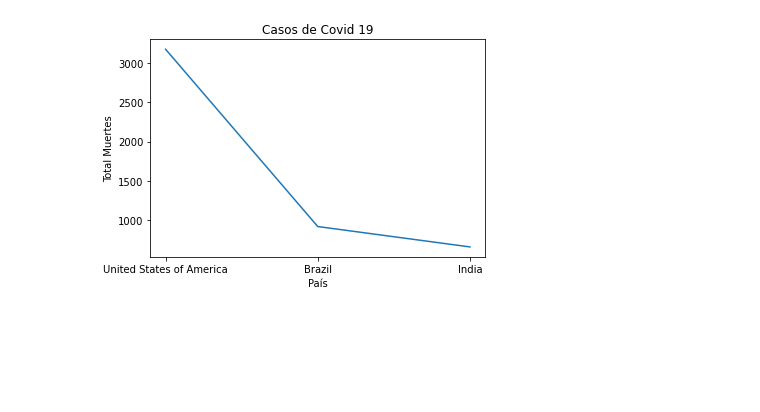
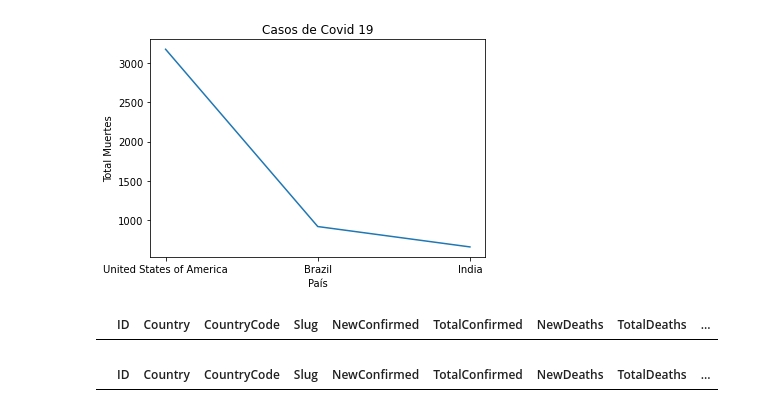
Before and after one commit to FrankVicio1991/Covid19_1, a Jupyter notebook: Proyecto_Final.ipynb, the cells around one changed output. Drawn from its saved outputs; the diff is of its cells as text; code cells hidden in the pictures; blank space fills up the shorter version.

```diff
--- a/Proyecto_Final.ipynb
+++ b/Proyecto_Final.ipynb
@@ -223,3 +223,11 @@ total_muertes
 | 24 | 1a071af8-6827-437c-8661-9bfae0004970 | Brazil | BR | brazil | 162636 | 27135550.0 | 917 | 636338 | ... |
 | 77 | 6bf4f426-9efa-4e96-8f89-00537ae7d265 | India | IN | india | 58077 | 42536137.0 | 657 | 507177 | ... |
 [figure]
+# %%
+Data_covid[Data_covid['NewRecovered']>0]
+# %% [output]
+|  | ID | Country | CountryCode | Slug | NewConfirmed | TotalConfirmed | NewDeaths | TotalDeaths | ... |
+# %%
+Data_covid[Data_covid['TotalRecovered']>0]
+# %% [output]
+|  | ID | Country | CountryCode | Slug | NewConfirmed | TotalConfirmed | NewDeaths | TotalDeaths | ... |
```
